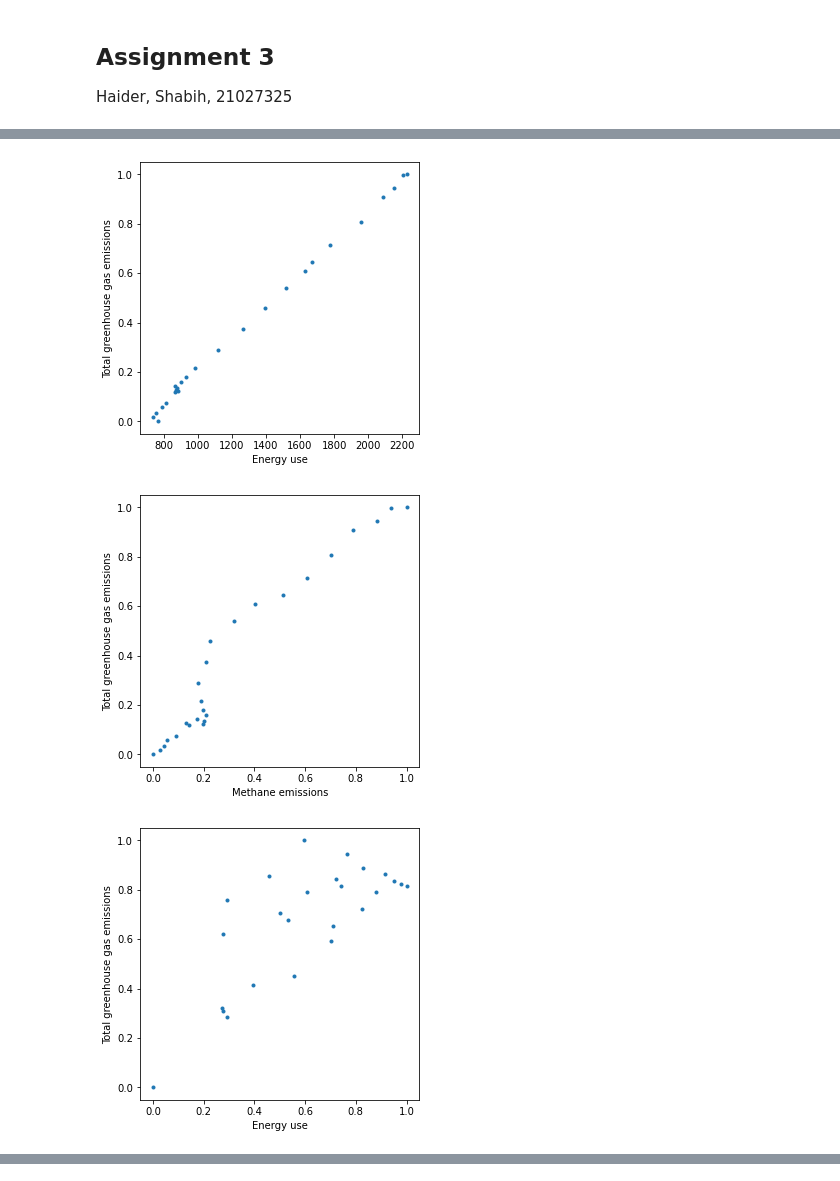
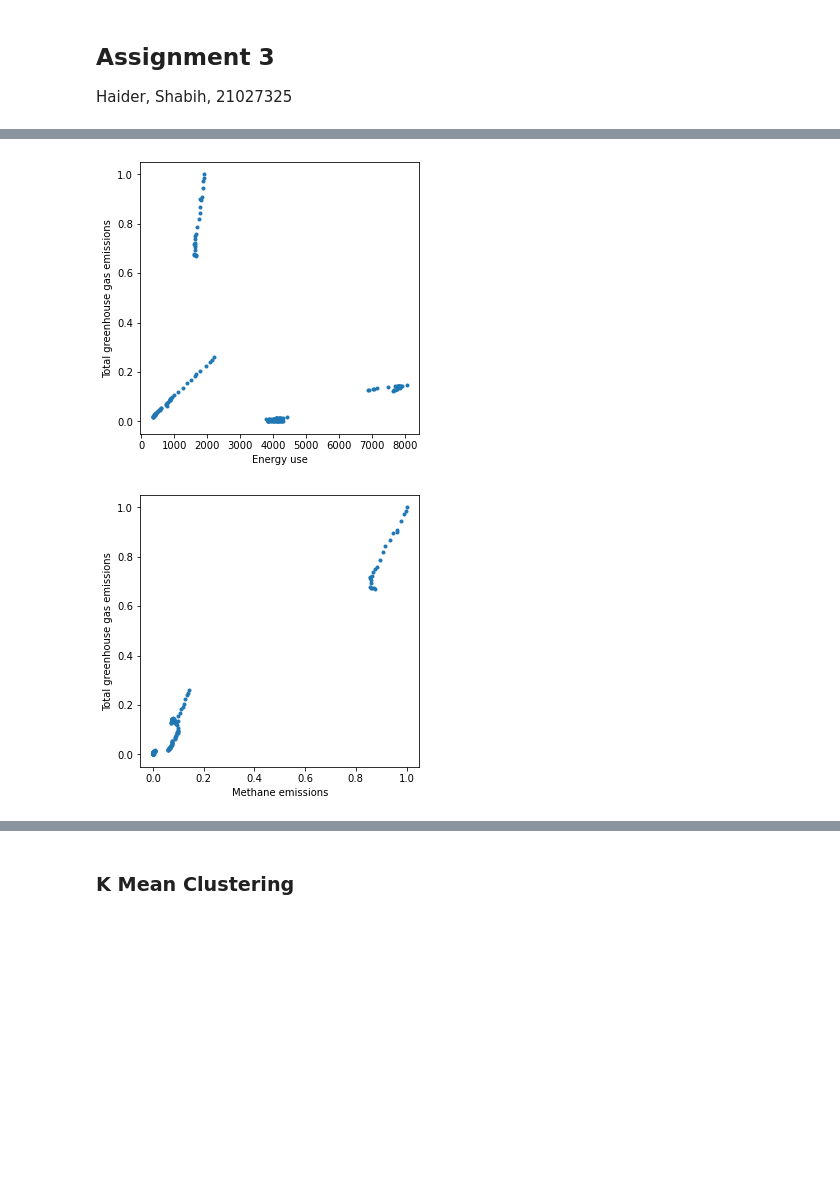
Before and after one commit to shabihulhaider/UH-ADS1, a Jupyter notebook: Assignment 3/Assignment_3_Haider_21027325.ipynb, the cells around one changed output, grey strips where cells are left out. Saved outputs shown, nothing was run; the diff lists cells and outputs as text; code cells hidden in the pictures; blank space fills up the shorter version.

```diff
--- a/Assignment 3/Assignment_3_Haider_21027325.ipynb
+++ b/Assignment 3/Assignment_3_Haider_21027325.ipynb
@@ -22,27 +16,30 @@ def get_world_bank_data(c_codes):
     indicator_ids = ['EG.USE.PCAP.KG.OE', 'EN.ATM.METH.KT.CE', 'EN.ATM.GHGT.KT.CE']
     print(wb.series.info(indicator_ids))
 
-    # Fetching data from World bank for listed countries and indicators
-    wb_dataframe = wb.data.DataFrame(indicator_ids, country_codes, time=range(1990, 2015)) # retrieving data for 1990 - 2015
+    years = np.array(range(1990, 2014))
 
-    # Renaming indicator Ids with actual names
-    wb_dataframe = wb_dataframe.rename(index={
-        'EG.USE.PCAP.KG.OE' : 'Energy use',
-        'EN.ATM.METH.KT.CE' : 'Methane emissions',
-        'EN.ATM.GHGT.KT.CE' : 'Total greenhouse gas emissions'
-    })
+    #MultiIndex Columns
+    columns=pd.MultiIndex.from_arrays([['Energy use','Total greenhouse gas emissions',
+                                              'Methane emissions'],
+                                                ['','','']])
+    #MultiIndex Rows
+    idx = pd.MultiIndex.from_product([c_codes, years],
+                                       names=['Country', 'Year'])
 
-    # Renaming country and indicator column names
-    wb_dataframe.index.rename(['Country', 'Indicators'], inplace=True)
+    wb_dataframe = pd.DataFrame()
+
+    for c_code in c_codes:
+        wb_df = wb.data.DataFrame(indicator_ids, c_code, time=range(1990,2014)).set_index(columns)
+        #use concat hierarchical indexing
+        wb_dataframe = pd.concat([wb_dataframe, wb_df.T], ignore_index=True)
+
+    wb_dataframe = wb_dataframe.set_index(idx)
 
     # Checking for null values in dataframe
     display("Checking null values in DataFrame")
     display(wb_dataframe.isnull().sum())
 
-    # Writing received data to csv file
-    print('Writing data to csv file.......')
-    wb_dataframe.to_csv('wb_dataframe.csv', index=True)
-    print('Done')
+    return wb_dataframe
 # %%
 # Selected countries
 country_codes = ['CHN', 'FRA', 'DEU', 'IND', 'USA', 'WLD']
@@ -56,9 +53,8 @@ country_names = {
 }
 
 # This following function is used to fetch the data from WB API. Only call this function if you want to update the data.
-get_world_bank_data(country_codes)
-
-df_1, df_2 = world_bank_dfParser('wb_dataframe.csv')
+climate_dataset = get_world_bank_data(country_codes)
+climate_dataset
 # %% [output]
 id                 value
 -----------------  -----------------------------------------------------
@@ -125,7 +119,7 @@ def norm_df(df):
     return df
 # %%
 # normalise result and inspect results
-normalised_df = norm_df(df_2)
+normalised_df = norm_df(climate_dataset)
 print(normalised_df.describe())
 print()
 # %% [output]
@@ -149,18 +136,14 @@ max          1.000000                       1.000000          1.000000
 # %%
 def makeplot(df, col1, col2):
     plt.figure(figsize=(5.0,5.0))
     plt.plot(df[col1], df[col2], "o", markersize=3)
 
     plt.xlabel(col1)
     plt.ylabel(col2)
     plt.show()
 
-
-# exploratory plots
-for code in country_codes:
-    makeplot(df_2[code], "Energy use", "Total greenhouse gas emissions")
-    makeplot(df_2[code], "Methane emissions", "Total greenhouse gas emissions")
+makeplot(normalised_df, "Energy use", "Total greenhouse gas emissions")
+makeplot(normalised_df, "Methane emissions", "Total greenhouse gas emissions")
 # %% [output]
-[figure, old version]
+[figure, new version]
-[figure, old version]
+[figure, new version]
-[figure, removed]
@@ -176,3 +150,5 @@ for code in country_codes:
+# %% [markdown]
+### K Mean Clustering
 # %%
 ####### kmeans set up the clusterer, 4 expected clusters
 kmeans = cluster.KMeans(n_clusters=4)
```
Also changed, not shown: parts of 22 cells of this notebook, 1 other file.
